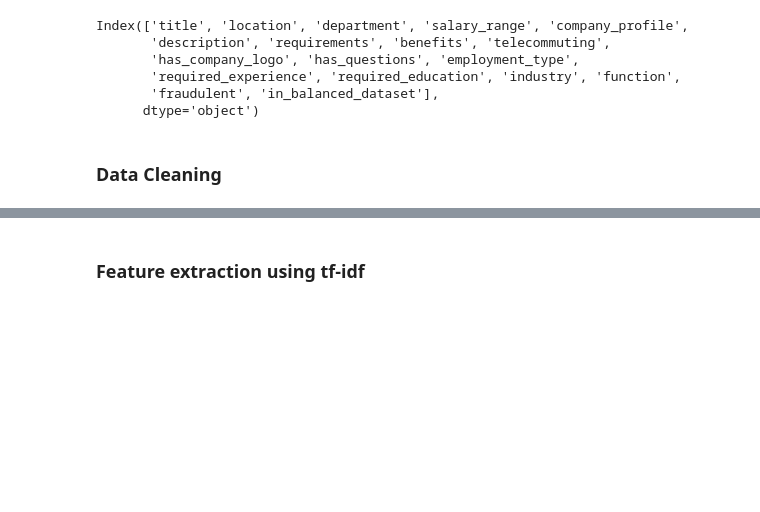
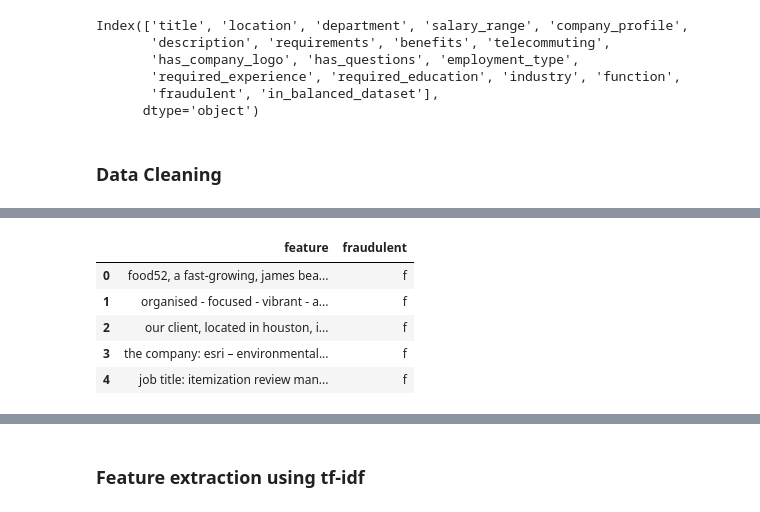
Before and after one commit to FishPain/sure-bo, a Jupyter notebook: src/ml/preprocessing.ipynb, the cells around one changed output, grey strips where cells are left out. Saved outputs shown, nothing was run; the diff lists cells and outputs as text; code cells hidden in the pictures; blank space fills up the shorter version.

```diff
--- a/src/ml/preprocessing.ipynb
+++ b/src/ml/preprocessing.ipynb
@@ -105,0 +117,19 @@ df['feature'] = df['feature'].str.replace(r'\s+', ' ')
+# %%
+def remove_html_tags_and_escape_chars(input_text):
+    # Remove HTML tags
+    text_without_html = BeautifulSoup(input_text, 'html.parser').get_text()
+
+    # Unescape HTML characters
+    text_without_escape_chars = html.unescape(text_without_html)
+
+    return text_without_escape_chars
+# %%
+df['feature'] = df['feature'].apply(remove_html_tags_and_escape_chars)
+df.head(5)
+# %% [output]
+|  | feature | fraudulent |
+| 0 | food52, a fast-growing, james bea... | f |
+| 1 | organised - focused - vibrant - a... | f |
+| 2 | our client, located in houston, i... | f |
+| 3 | the company: esri – environmental... | f |
+| 4 | job title: itemization review man... | f |
```
Also changed, not shown: parts of 14 cells of this notebook, 1 other file.
